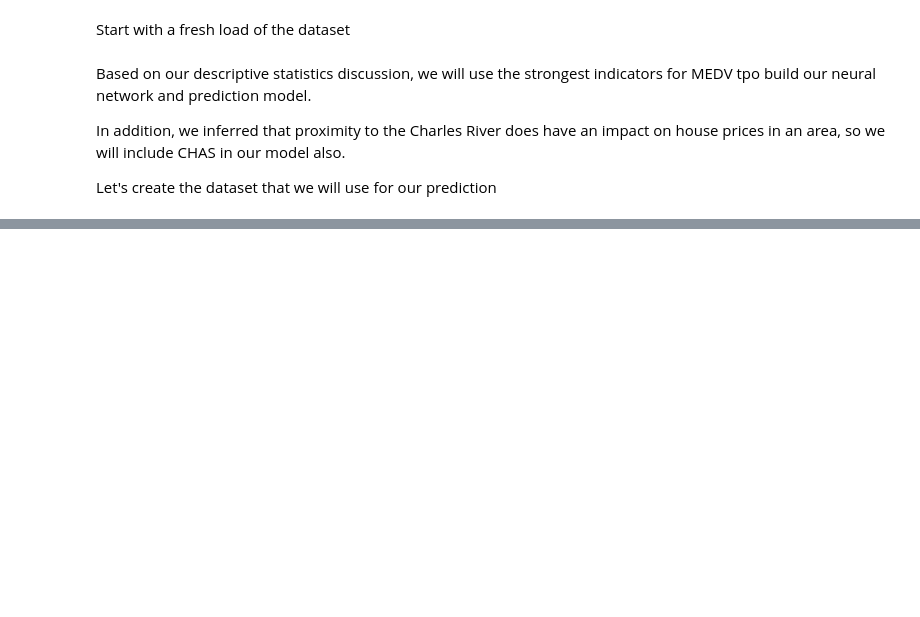
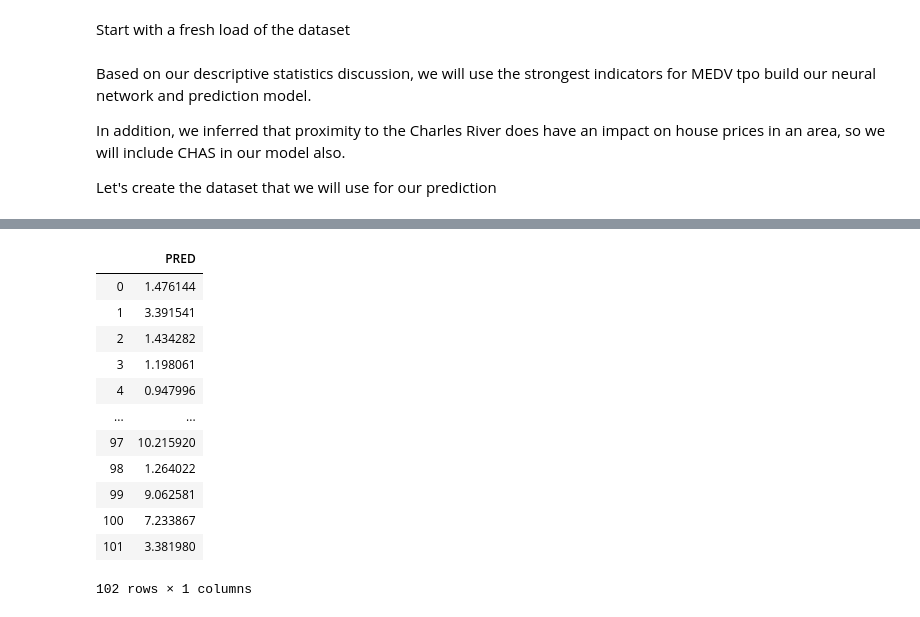
Before and after one commit to rhiggins2308/ML_Stats_Assessment2019, a Jupyter notebook: A Statistical Analysis of the Boston House Prices Dataset.ipynb, the cells around one changed output, grey strips where cells are left out. Saved outputs shown, nothing was run; the diff lists cells and outputs as text; code cells hidden in the pictures; blank space fills up the shorter version.

Commit message:
add whiteningand attempts to improve loss and accuracy

```diff
--- a/A Statistical Analysis of the Boston House Prices Dataset.ipynb
+++ b/A Statistical Analysis of the Boston House Prices Dataset.ipynb
@@ -387,9 +410,8 @@ m.add(kr.layers.Dense(1, activation='relu'))
 # %%
 # compile the model
-m.compile(loss='mean_squared_error', optimizer='adam')
+m.compile(loss ='mean_absolute_error', optimizer ='adam', metrics = ['accuracy'])
 # %%
 # train the model
 # inputs, outputs, no. of runs, and batch size per run
-# example below input x, output y, run 15 times, use 10 data pairs per run
-m.fit(inputs, output, epochs = 15, batch_size=10)
+m.fit(inputs_train, output_train, epochs = 300, batch_size=50)
 # %% [output]
@@ -402,0 +463,16 @@ p = m.predict(x)
+# %%
+dfp
+# %% [output]
+|  | PRED |
+| 0 | 1.476144 |
+| 1 | 3.391541 |
+| 2 | 1.434282 |
+| 3 | 1.198061 |
+| 4 | 0.947996 |
+| ... | ... |
+| 97 | 10.215920 |
+| 98 | 1.264022 |
+| 99 | 9.062581 |
+| 100 | 7.233867 |
+| 101 | 3.381980 |
+102 rows × 1 columns
```
Also changed, not shown: parts of 18 cells of this notebook.
